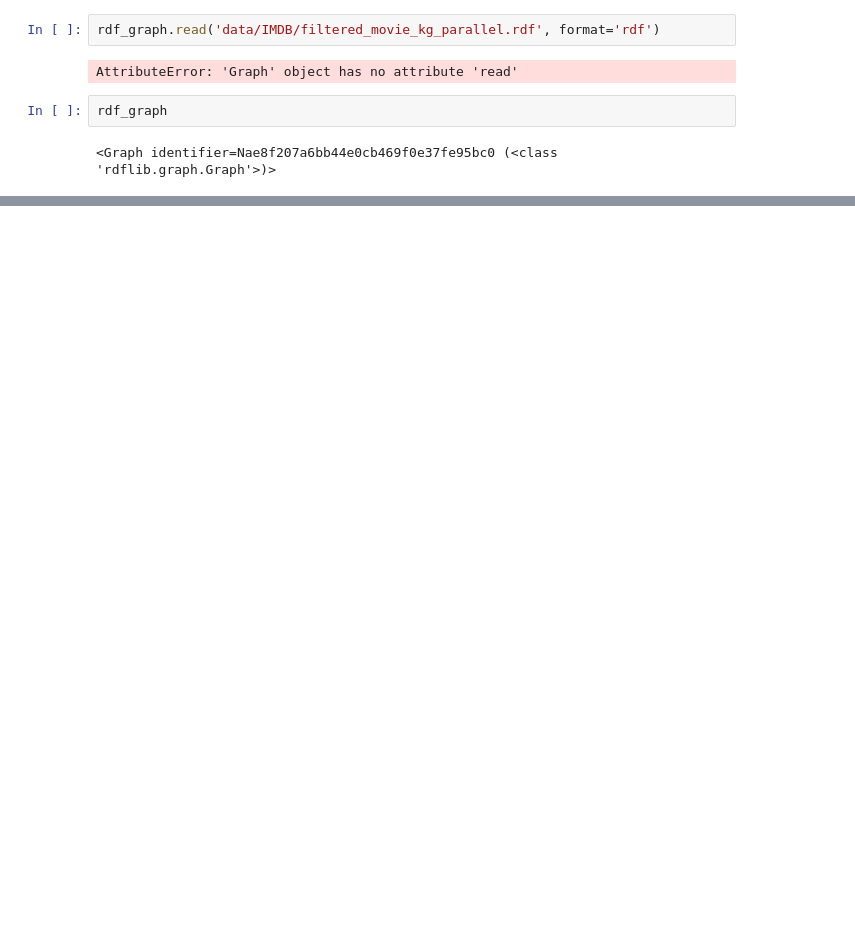
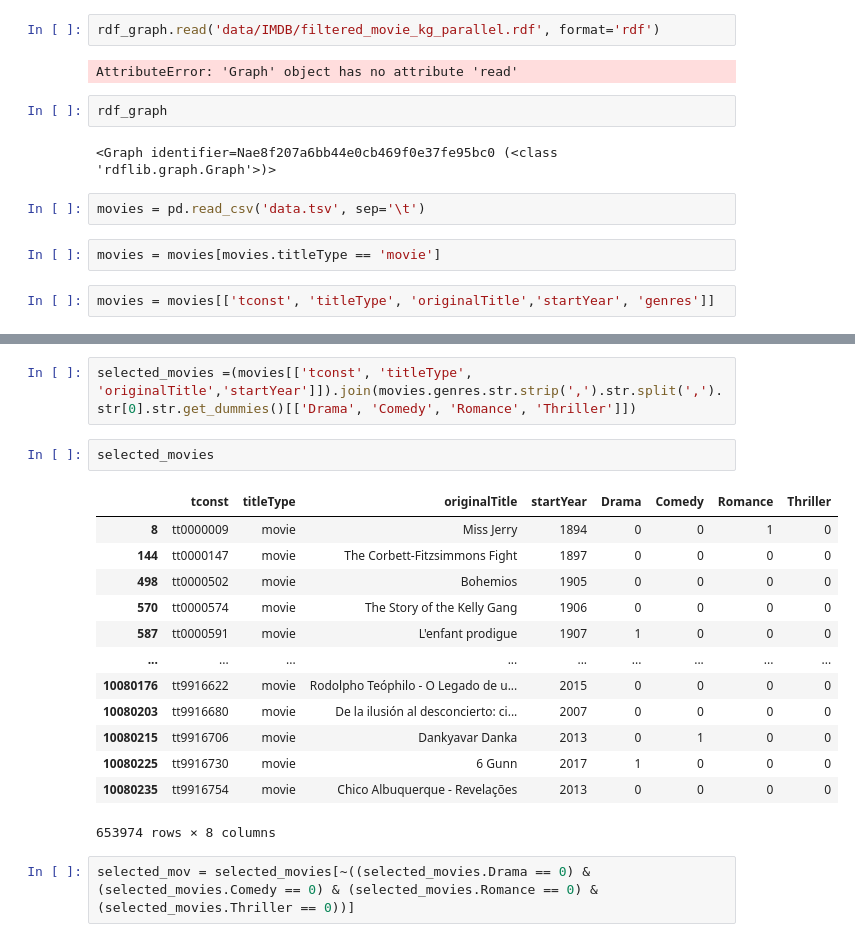
Before and after one commit to LuThe17/explainable-RGCNs-and-RGATs, a Jupyter notebook: data/IMDB/imdb.ipynb, the cells around one changed output, grey strips where cells are left out. Saved outputs shown, nothing was run; the diff lists cells and outputs as text; blank space fills up the shorter version.

```diff
--- a/data/IMDB/imdb.ipynb
+++ b/data/IMDB/imdb.ipynb
@@ -373,3 +426,9 @@ AttributeError: 'Graph' object has no attribute 'read'
 rdf_graph
 # %% [output]
 <Graph identifier=Nae8f207a6bb44e0cb469f0e37fe95bc0 (<class 'rdflib.graph.Graph'>)>
+# %%
+movies = pd.read_csv('data.tsv', sep='\t')
+# %%
+movies = movies[movies.titleType == 'movie']
+# %%
+movies = movies[['tconst', 'titleType', 'originalTitle','startYear', 'genres']]
@@ -375,0 +450,20 @@ rdf_graph
+# %%
+selected_movies =(movies[['tconst', 'titleType', 'originalTitle','startYear']]).join(movies.genres.str.strip(',').str.split(',').str[0].str.get_dummies()[['Drama', 'Comedy', 'Romance', 'Thriller']])
+# %%
+selected_movies
+# %% [output]
+|  | tconst | titleType | originalTitle | startYear | Drama | Comedy | Romance | Thriller |
+| 8 | tt0000009 | movie | Miss Jerry | 1894 | 0 | 0 | 1 | 0 |
+| 144 | tt0000147 | movie | The Corbett-Fitzsimmons Fight | 1897 | 0 | 0 | 0 | 0 |
+| 498 | tt0000502 | movie | Bohemios | 1905 | 0 | 0 | 0 | 0 |
+| 570 | tt0000574 | movie | The Story of the Kelly Gang | 1906 | 0 | 0 | 0 | 0 |
+| 587 | tt0000591 | movie | L'enfant prodigue | 1907 | 1 | 0 | 0 | 0 |
+| ... | ... | ... | ... | ... | ... | ... | ... | ... |
+| 10080176 | tt9916622 | movie | Rodolpho Teóphilo - O Legado de u... | 2015 | 0 | 0 | 0 | 0 |
+| 10080203 | tt9916680 | movie | De la ilusión al desconcierto: ci... | 2007 | 0 | 0 | 0 | 0 |
+| 10080215 | tt9916706 | movie | Dankyavar Danka | 2013 | 0 | 1 | 0 | 0 |
+| 10080225 | tt9916730 | movie | 6 Gunn | 2017 | 1 | 0 | 0 | 0 |
+| 10080235 | tt9916754 | movie | Chico Albuquerque - Revelações | 2013 | 0 | 0 | 0 | 0 |
+653974 rows × 8 columns
+# %%
+selected_mov = selected_movies[~((selected_movies.Drama == 0) & (selected_movies.Comedy == 0) & (selected_movies.Romance == 0) & (selected_movies.Thriller == 0))]
```
Also changed, not shown: parts of 33 cells of this notebook.
